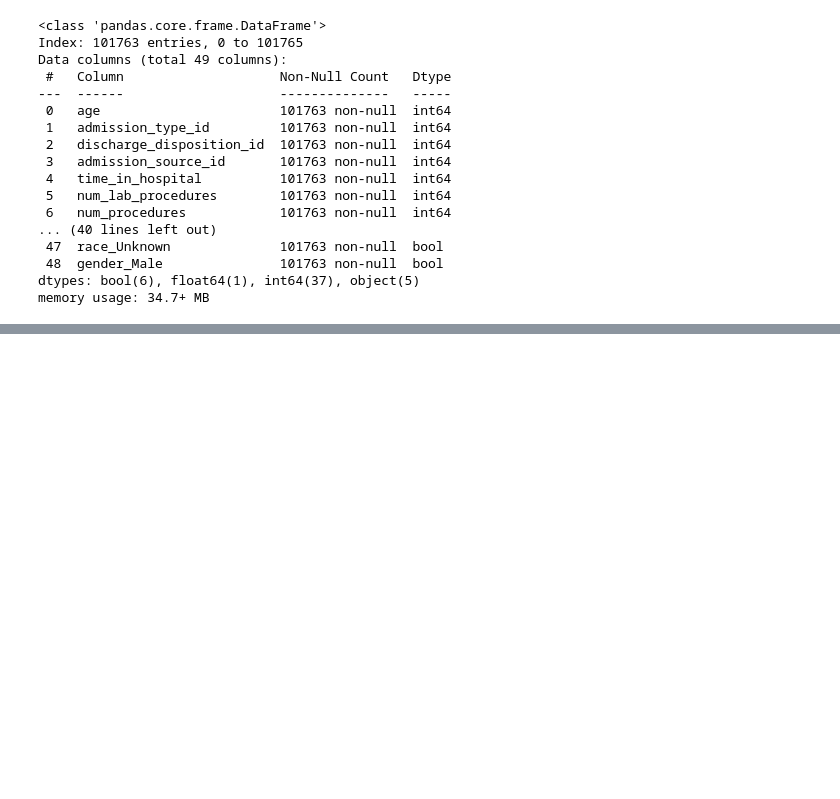
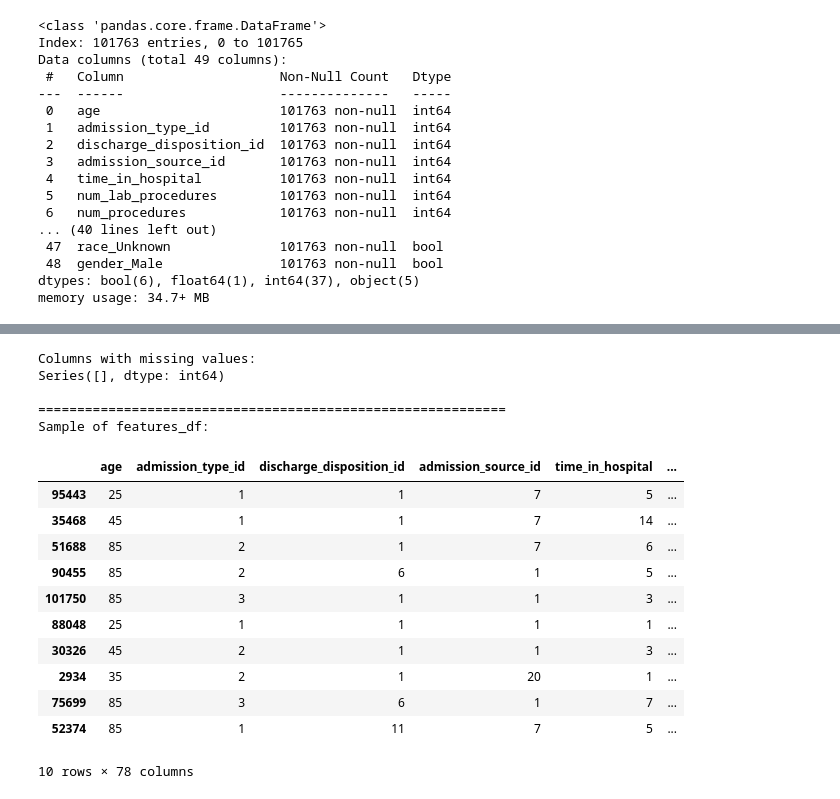
Before and after one commit to onchonga-programmer/patients-readmission, a Jupyter notebook: patient_readmission_cdss/notebooks/1_eda.ipynb, the cells around one changed output, grey strips where cells are left out. Drawn from its saved outputs; the diff is of its cells as text; code cells hidden in the pictures; blank space fills up the shorter version.

```diff
--- a/patient_readmission_cdss/notebooks/1_eda.ipynb
+++ b/patient_readmission_cdss/notebooks/1_eda.ipynb
@@ -427,0 +609,16 @@ data[['total_prior_visits', 'meds_per_day', 'labs_per_day',
+# %%
+# 9. Hospital utilization features
+# Long hospital stay indicator
+clean_df['long_hospital_stay'] = (clean_df['time_in_hospital'] >= 7).astype(int)
+
+# High intensity care (lots of procedures and labs)
+clean_df['high_intensity_care'] = (
+    (clean_df['num_lab_procedures'] > clean_df['num_lab_procedures'].median()) &
+    (clean_df['num_procedures'] > clean_df['num_procedures'].median())
+).astype(int)
+
+# Frequent flyer (multiple prior emergency visits)
+clean_df['frequent_emergency'] = (clean_df['number_emergency'] >= 2).astype(int)
+
+# 10. Comorbidity score (number of distinct diagnoses is proxy for complexity)
+clean_df['high_comorbidity'] = (clean_df['number_diagnoses'] >= 7).astype(int)
@@ -427,0 +748,18 @@ data[['total_prior_visits', 'meds_per_day', 'labs_per_day',
+# %%
+# Create features_df with all engineered features
+# This will be the final dataset for modeling and database storage
+
+features_df = clean_df.copy()
+
+# Verify the dataframe
+print("Features DataFrame Summary:")
+print(f"Shape: {features_df.shape}")
+print(f"Total columns: {len(features_df.columns)}")
+print(f"\nColumn names:")
+print(features_df.columns.tolist())
+print(f"\nData types:")
+print(features_df.dtypes.value_counts())
+print(f"\nTarget variable distribution:")
+print(features_df['readmitted'].value_counts())
+print(f"\nMissing values:")
+print(features_df.isnull().sum().sum())
@@ -427,0 +784,29 @@ data[['total_prior_visits', 'meds_per_day', 'labs_per_day',
+# %%
+# Check which columns have missing values
+print("Columns with missing values:")
+missing_cols = features_df.isnull().sum()
+missing_cols = missing_cols[missing_cols > 0].sort_values(ascending=False)
+print(missing_cols)
+
+# Display sample of features_df
+print("\n" + "="*60)
+print("Sample of features_df:")
+features_df.sample(10)
+# %% [output]
+Columns with missing values:
+Series([], dtype: int64)
+
+============================================================
+Sample of features_df:
+|  | age | admission_type_id | discharge_disposition_id | admission_source_id | time_in_hospital | ... |
+| 95443 | 25 | 1 | 1 | 7 | 5 | ... |
+| 35468 | 45 | 1 | 1 | 7 | 14 | ... |
+| 51688 | 85 | 2 | 1 | 7 | 6 | ... |
+| 90455 | 85 | 2 | 6 | 1 | 5 | ... |
+| 101750 | 85 | 3 | 1 | 1 | 3 | ... |
+| 88048 | 25 | 1 | 1 | 1 | 1 | ... |
+| 30326 | 45 | 2 | 1 | 1 | 3 | ... |
+| 2934 | 35 | 2 | 1 | 20 | 1 | ... |
+| 75699 | 85 | 3 | 6 | 1 | 7 | ... |
+| 52374 | 85 | 1 | 11 | 7 | 5 | ... |
+10 rows × 78 columns
```
Also changed, not shown: parts of 44 cells of this notebook.
